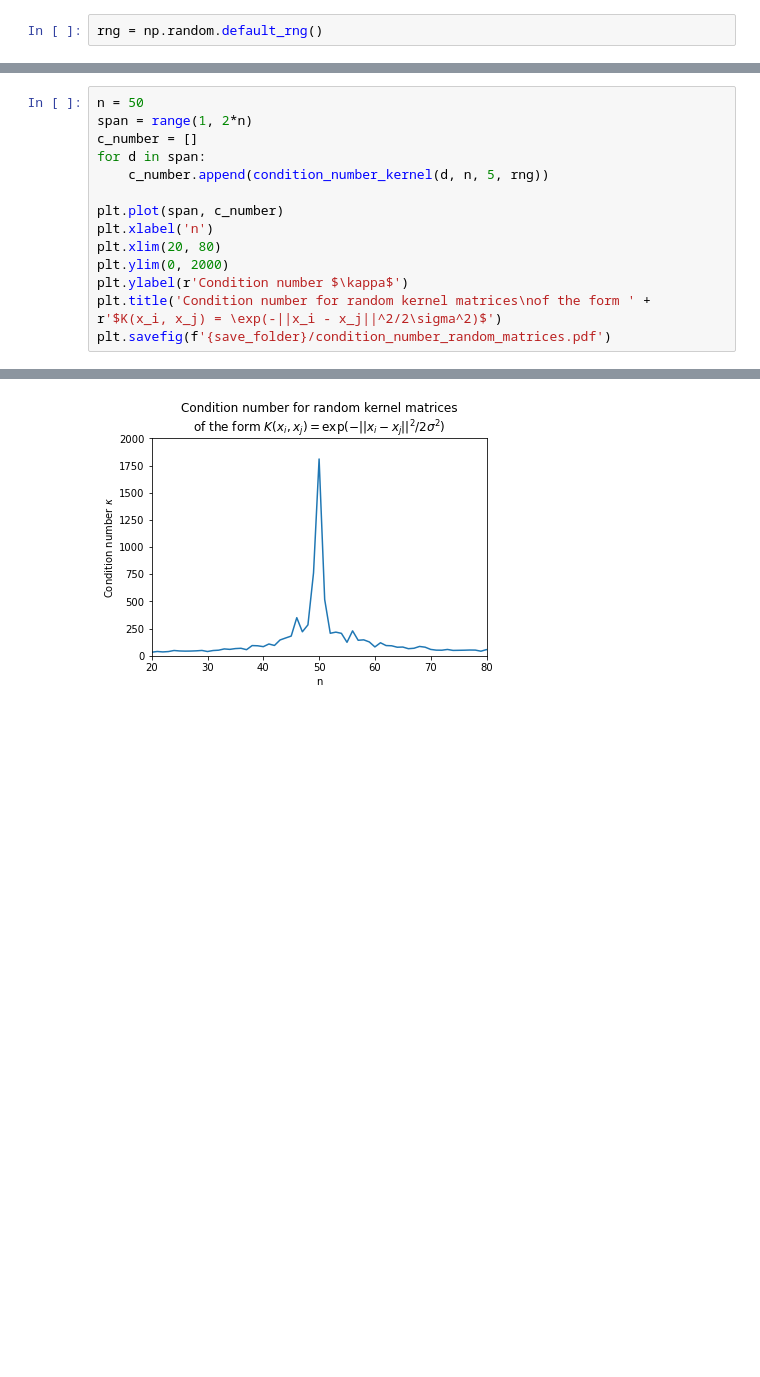
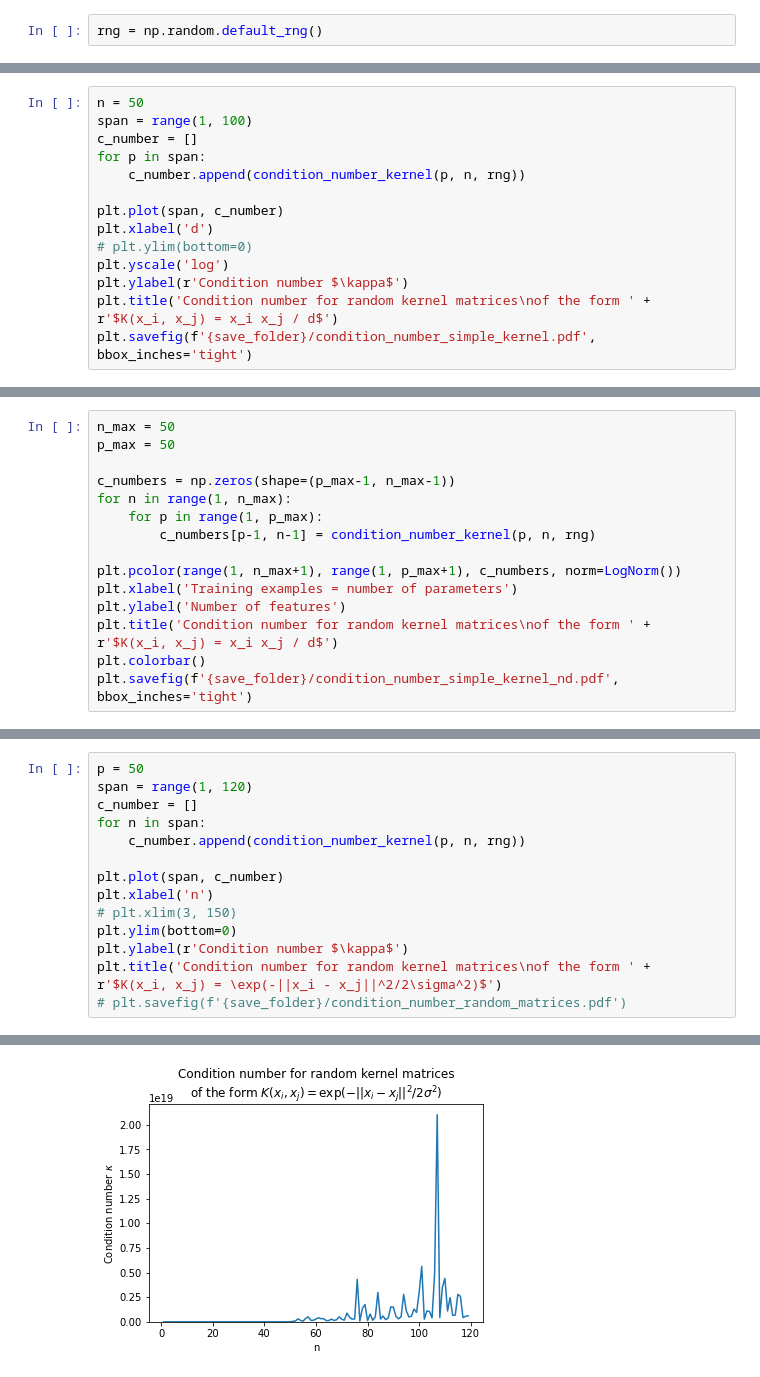
Before and after one commit to nfoppiani/over-parametrized, a Jupyter notebook: condition_number.ipynb, the cells around one changed output, grey strips where cells are left out. Drawn from its saved outputs; the diff is of its cells as text; blank space fills up the shorter version.

```diff
--- a/condition_number.ipynb
+++ b/condition_number.ipynb
@@ -55,0 +113,14 @@ plt.savefig(f'{save_folder}/condition_number_vs_gamma.pdf')
+# %%
+n = 50
+span = range(1, 100)
+c_number = []
+for p in span:
+    c_number.append(condition_number_kernel(p, n, rng))
+
+plt.plot(span, c_number)
+plt.xlabel('d')
+# plt.ylim(bottom=0)
+plt.yscale('log')
+plt.ylabel(r'Condition number $\kappa$')
+plt.title('Condition number for random kernel matrices\nof the form ' + r'$K(x_i, x_j) = x_i x_j / d$')
+plt.savefig(f'{save_folder}/condition_number_simple_kernel.pdf', bbox_inches='tight')
@@ -55,0 +129,15 @@ plt.savefig(f'{save_folder}/condition_number_vs_gamma.pdf')
+# %%
+n_max = 50
+p_max = 50
+
+c_numbers = np.zeros(shape=(p_max-1, n_max-1))
+for n in range(1, n_max):
+    for p in range(1, p_max):
+        c_numbers[p-1, n-1] = condition_number_kernel(p, n, rng)
+
+plt.pcolor(range(1, n_max+1), range(1, p_max+1), c_numbers, norm=LogNorm())
+plt.xlabel('Training examples = number of parameters')
+plt.ylabel('Number of features')
+plt.title('Condition number for random kernel matrices\nof the form ' + r'$K(x_i, x_j) = x_i x_j / d$')
+plt.colorbar()
+plt.savefig(f'{save_folder}/condition_number_simple_kernel_nd.pdf', bbox_inches='tight')
@@ -56,15 +146,15 @@ plt.savefig(f'{save_folder}/condition_number_vs_gamma.pdf')
 # %%
-n = 50
-span = range(1, 2*n)
+p = 50
+span = range(1, 120)
 c_number = []
-for d in span:
-    c_number.append(condition_number_kernel(d, n, 5, rng))
+for n in span:
+    c_number.append(condition_number_kernel(p, n, rng))
 
 plt.plot(span, c_number)
 plt.xlabel('n')
-plt.xlim(20, 80)
-plt.ylim(0, 2000)
+# plt.xlim(3, 150)
+plt.ylim(bottom=0)
 plt.ylabel(r'Condition number $\kappa$')
 plt.title('Condition number for random kernel matrices\nof the form ' + r'$K(x_i, x_j) = \exp(-||x_i - x_j||^2/2\sigma^2)$')
-plt.savefig(f'{save_folder}/condition_number_random_matrices.pdf')
+# plt.savefig(f'{save_folder}/condition_number_random_matrices.pdf')
 # %% [output]
@@ -71 +162 @@ plt.savefig(f'{save_folder}/condition_number_random_matrices.pdf')
-[figure, old version]
+[figure, new version]
```
Also changed, not shown: parts of 11 cells of this notebook, 2 other files.
